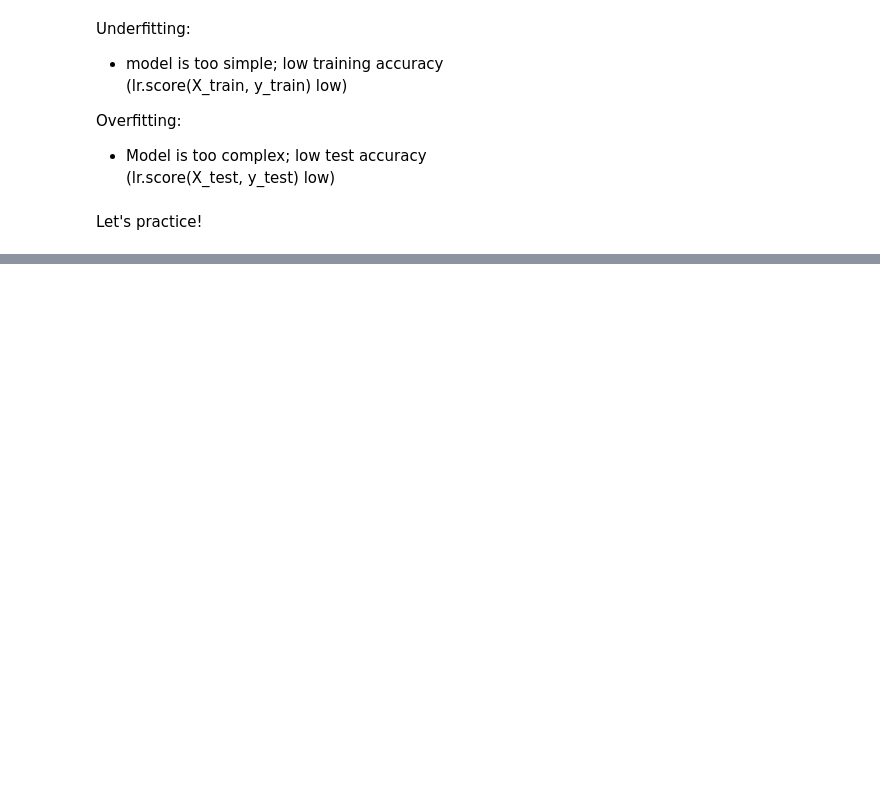
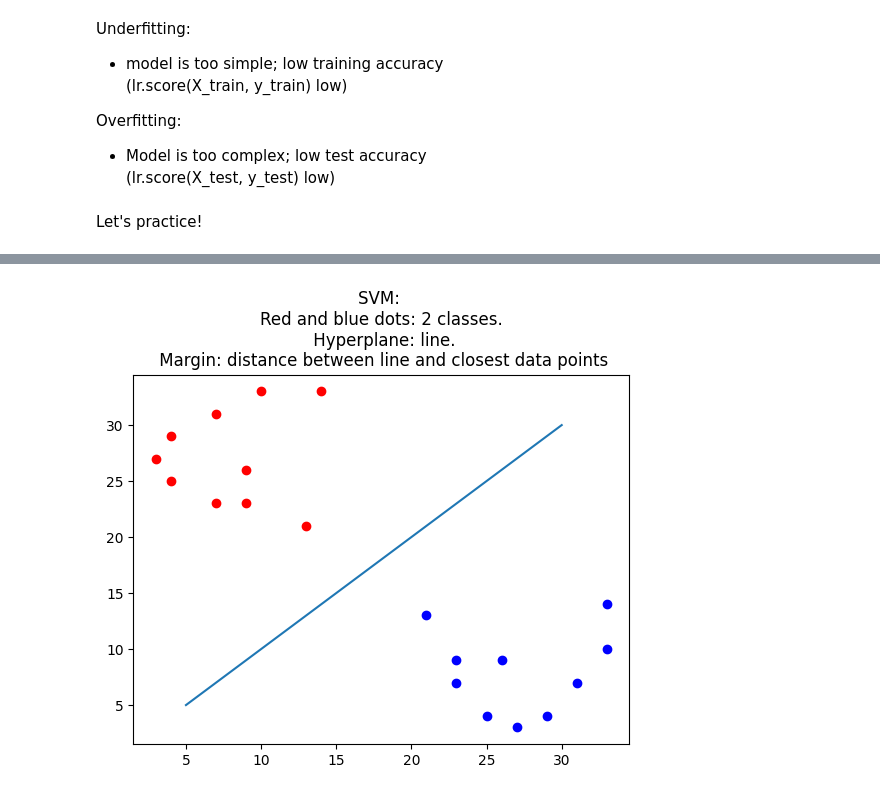
Before and after one commit to srgari/python, a Jupyter notebook: datacamp_study/machine learning/3_linear_classifiers.ipynb, the cells around one changed output, grey strips where cells are left out. Saved outputs shown, nothing was run; the diff lists cells and outputs as text; code cells hidden in the pictures; blank space fills up the shorter version.

Commit message:
svm from bing

```diff
--- a/datacamp_study/machine learning/3_linear_classifiers.ipynb
+++ b/datacamp_study/machine learning/3_linear_classifiers.ipynb
@@ -85,0 +100,14 @@ svm test data 0.9333333333333333
+# %%
+# not from datacamp: Me replicating answer from Bing
+import matplotlib.pyplot as plt
+import numpy as np
+x1 = y2 = np.random.randint(2,15,10)
+y1 = x2 = np.random.randint(20,35,10)
+
+plt.scatter(x1, y1, c = 'red')
+plt.scatter(x2, y2, c = 'blue')
+plt.plot([5,30], [5,30])
+plt.title('SVM: \nRed and blue dots: 2 classes.\n Hyperplane: line.\n Margin: distance between line and closest data points')
+plt.show()
+# %% [output]
+[figure, added]
```
Also changed, not shown: parts of 2 cells of this notebook.
